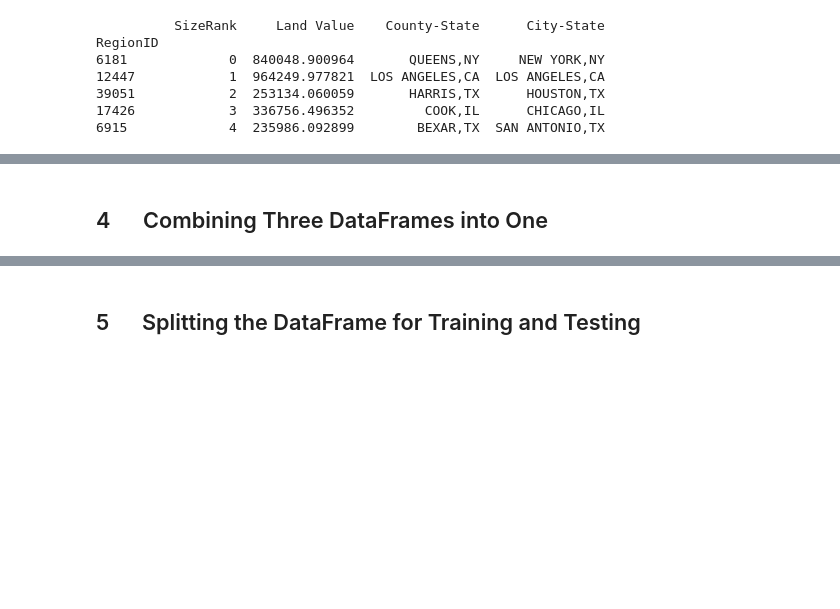
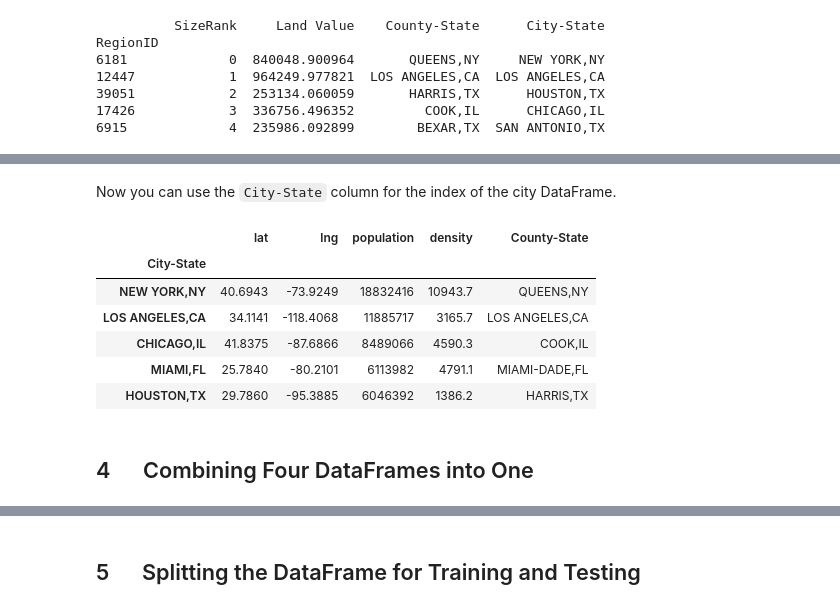
Before and after one commit to Nathan-Oyama-Personal/berkeley-ai, a Jupyter notebook: module20/eda.ipynb, the cells around one changed output, grey strips where cells are left out. Cells and saved outputs as stored; diff of their text form; code cells hidden in the pictures; blank space fills up the shorter version.

```diff
--- a/module20/eda.ipynb
+++ b/module20/eda.ipynb
@@ -168,0 +189,8 @@ del df_landvalue_original
+# %%
+df_city_original = pd.read_csv(
+    './data/uscities.csv'
+    )
+
+print(df_city_original.head())
+print("")
+print("df_city_original.shape ...", df_city_original.shape)
@@ -386,0 +581,5 @@ RegionID
+# %%
+df_city = df_city_original.copy()\
+    [['city','state_id','county_name','lat','lng','population','density']]
+
+print(df_city.head())
@@ -386,0 +625,6 @@ RegionID
+# %%
+df_city = df_city\
+    .sort_values('population', ascending=False)\
+    .drop_duplicates('City-State')
+
+print(df_city.query('`City-State` == "OAKWOOD,OH"'))
@@ -387,5 +650,19 @@ RegionID
+# %% [markdown]
+Now you can use the `City-State` column for the index of the city DataFrame.
+# %%
+df_city.set_index(['City-State'], inplace=True)
+# %%
+df_city.head()
+# %% [output]
+|  | lat | lng | population | density | County-State |
+| City-State |  |  |  |  |  |
+| NEW YORK,NY | 40.6943 | -73.9249 | 18832416 | 10943.7 | QUEENS,NY |
+| LOS ANGELES,CA | 34.1141 | -118.4068 | 11885717 | 3165.7 | LOS ANGELES,CA |
+| CHICAGO,IL | 41.8375 | -87.6866 | 8489066 | 4590.3 | COOK,IL |
+| MIAMI,FL | 25.7840 | -80.2101 | 6113982 | 4791.1 | MIAMI-DADE,FL |
+| HOUSTON,TX | 29.7860 | -95.3885 | 6046392 | 1386.2 | HARRIS,TX |
 # %% [markdown]
-## 4 &emsp; Combining Three DataFrames into One
+## 4 &emsp; Combining Four DataFrames into One
 # %%
 df_solar = df_landvalue.copy()
 
```
Also changed, not shown: parts of 65 cells of this notebook, 2 other files.
